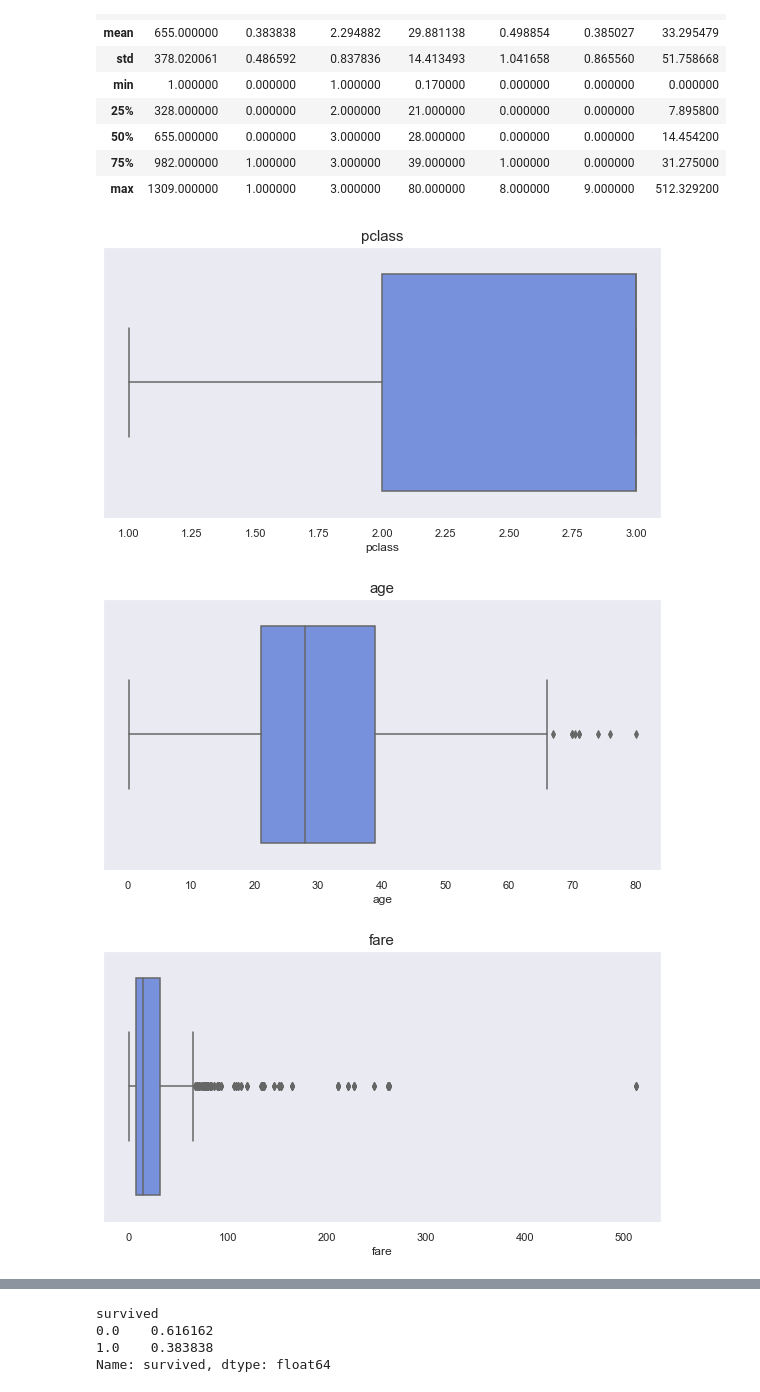
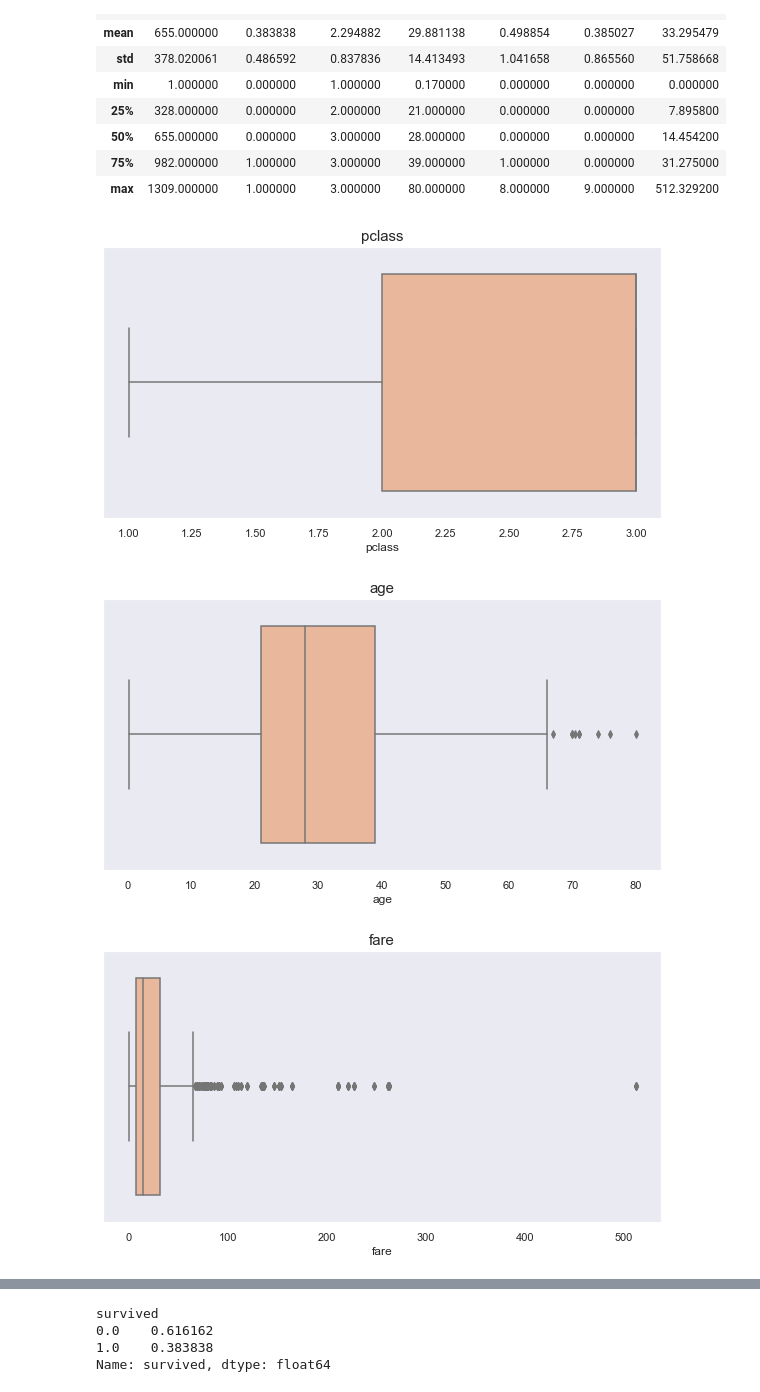
Before and after one commit to Mello-o/titanic, a Jupyter notebook: data-exploration.ipynb, the cells around one changed output, grey strips where cells are left out. Drawn from its saved outputs; the diff is of its cells as text; code cells hidden in the pictures.

```diff
--- a/data-exploration.ipynb
+++ b/data-exploration.ipynb
@@ -82,19 +82,19 @@ df.describe()
 | 75% | 982.000000 | 1.000000 | 3.000000 | 39.000000 | 1.000000 | 0.000000 | 31.275000 |
 | max | 1309.000000 | 1.000000 | 3.000000 | 80.000000 | 8.000000 | 9.000000 | 512.329200 |
 # %%
-sns.set(style = 'dark', palette = 'coolwarm')
+sns.set(style = 'dark', palette = 'rocket_r')
 analysis_vars = ['pclass', 'age', 'fare']
 
 for col in analysis_vars:
     fig = plt.figure(figsize = (10, 5))
     sns.boxplot(x = df[col])
     title= col
     plt.title(col, fontsize = 15)
     plt.show()
 # %% [output]
-[figure, old version]
+[figure, new version]
-[figure, old version]
+[figure, new version]
-[figure, old version]
+[figure, new version]
 # %%
 analysis_vars_cat = ['sex', 'pclass', 'embarked', 'survived']
 
```
Also changed, not shown: parts of 12 cells of this notebook.
